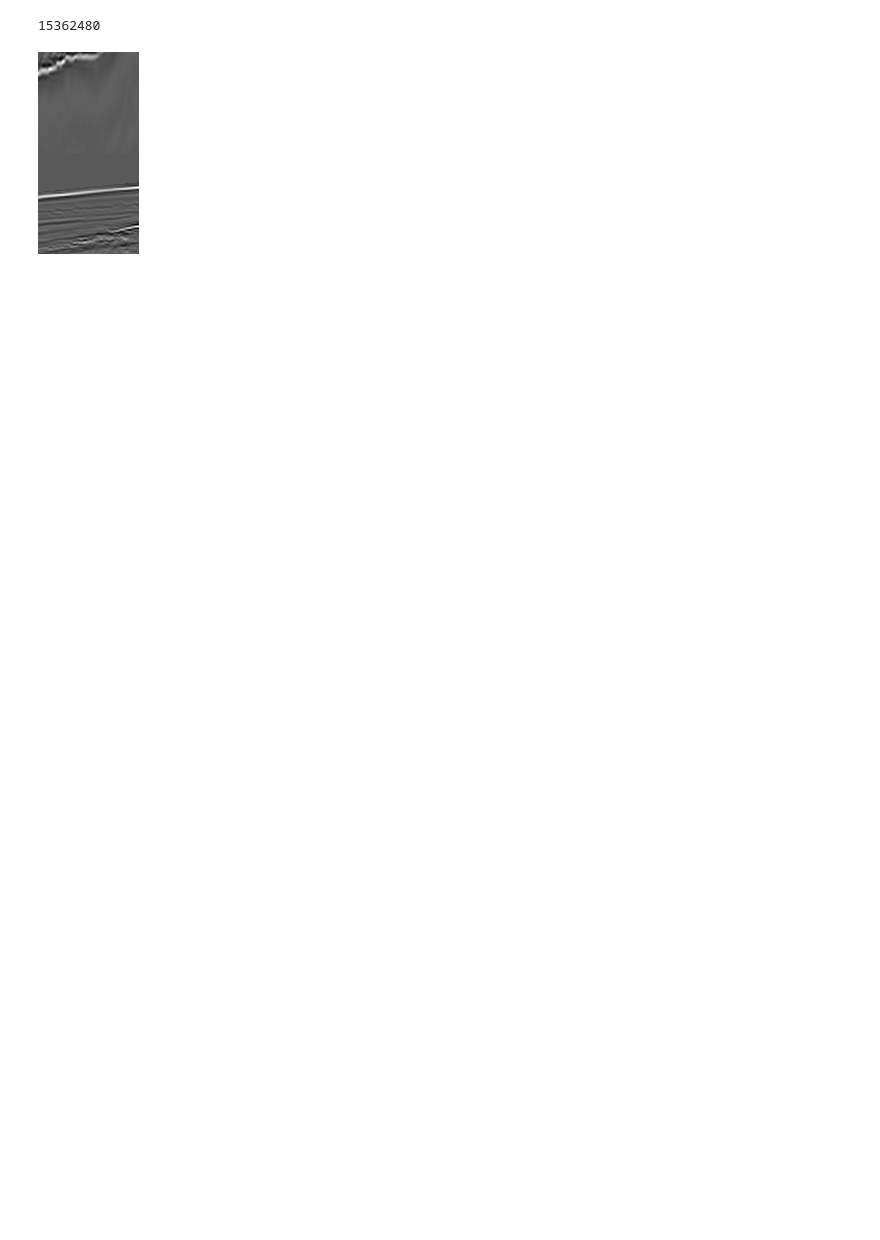
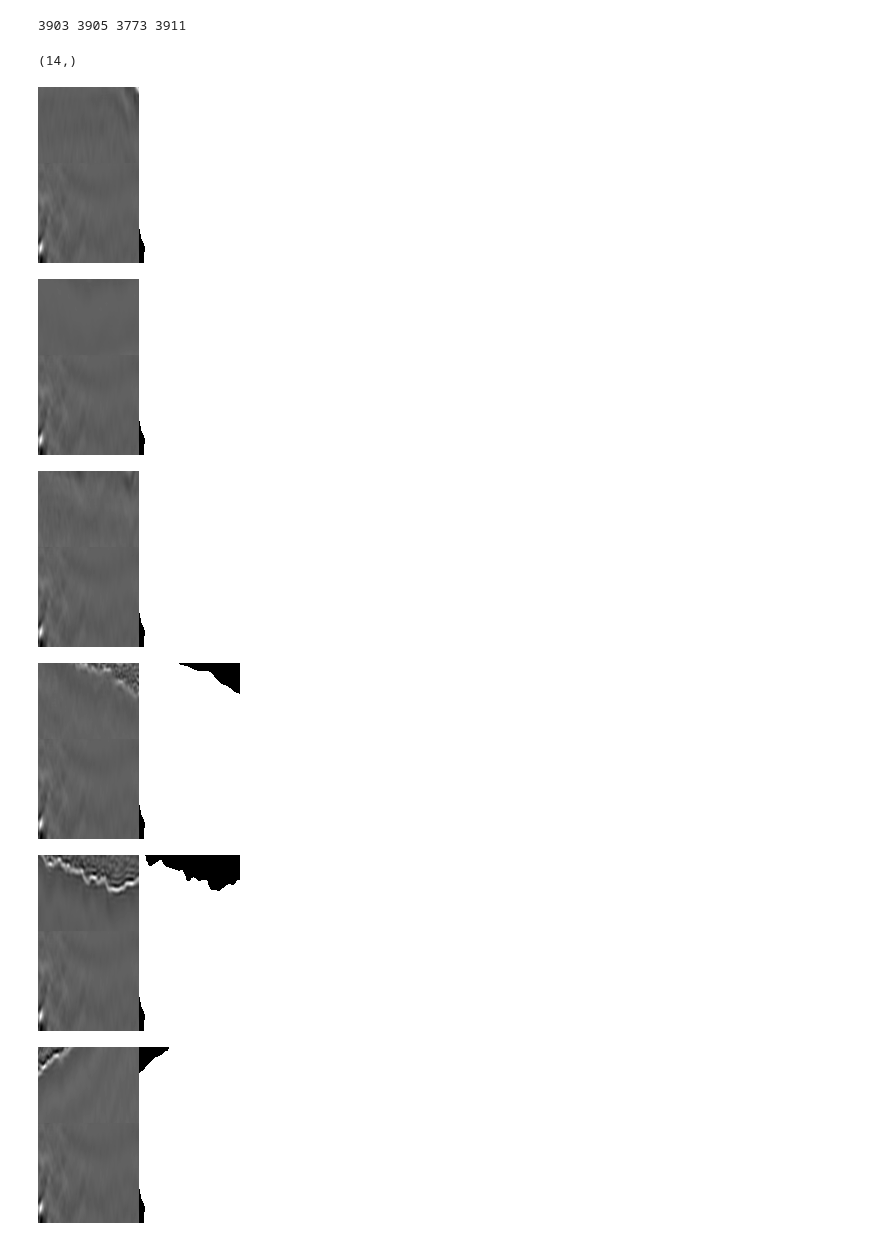
Before and after one commit to ak110/kaggle_salt, a Jupyter notebook: solution/eda.ipynb, the cells around one changed output. Saved outputs shown, nothing was run; the diff lists cells and outputs as text; code cells hidden in the pictures; blank space fills up the shorter version.

```diff
--- a/solution/eda.ipynb
+++ b/solution/eda.ipynb
@@ -15,4 +16,4 @@ import pytoolkit as tk
 from lib import data, generator, evaluation
 # %%
 X, d, y = data.load_train_data()
-Xy = np.concatenate([X, y], axis=-1)
+Xy = np.concatenate([X, y * 255], axis=-1)
@@ -30,4 +19,0 @@ indices2 = np.array(indices2)
-# %%
-len(indices1)
-# %% [output]
-15362480
@@ -38,9 +20,40 @@ d_tb = np.concatenate([np.sqrt(np.sum(np.square(Xy_t[indices1[i:i + BS]] - Xy_b[
+# %%
+Xy_l = np.mean(Xy[:, :, :2, :], axis=2)
+Xy_r = np.mean(Xy[:, :, -2:, :], axis=2)
+Xy_t = np.mean(Xy[:, :2, :, :], axis=1)
+Xy_b = np.mean(Xy[:, -2:, :, :], axis=1)
+# 単色な辺は除外
+mask_l = np.max(Xy_l[..., 0], axis=1) - np.min(Xy_l[..., 0], axis=1) > 5
+mask_r = np.max(Xy_r[..., 0], axis=1) - np.min(Xy_r[..., 0], axis=1) > 5
+mask_t = np.max(Xy_t[..., 0], axis=1) - np.min(Xy_t[..., 0], axis=1) > 5
+mask_b = np.max(Xy_b[..., 0], axis=1) - np.min(Xy_b[..., 0], axis=1) > 5
+print(np.sum(mask_l), np.sum(mask_r), np.sum(mask_t), np.sum(mask_b))
+# %% [output]
+3903 3905 3773 3911
+# %%
+d_lr, ix_lr, d_tb, ix_tb = [], [], [], []
+for i in tk.tqdm(np.where(mask_l)[0]):
+    d_lr.extend(np.sqrt(np.sum(np.square(Xy_l[i] - Xy_r[mask_r]), axis=(1, 2))))
+    ix_lr.extend(zip(np.tile(i, np.sum(mask_r)), np.where(mask_r)[0]))
+for i in tk.tqdm(np.where(mask_t)[0]):
+    d_tb.extend(np.sqrt(np.sum(np.square(Xy_t[i] - Xy_b[mask_b]), axis=(1, 2))))
+    ix_tb.extend(zip(np.tile(i, np.sum(mask_b)), np.where(mask_b)[0]))
+d_lr = np.array(d_lr)
+d_tb = np.array(d_tb)
+ix_lr = np.array(ix_lr)
+ix_tb = np.array(ix_tb)
 # %%
-chk = np.where(d_tb <= 50)[0][20]
-
-Xt = np.concatenate([X[mask][indices2[chk]], X[mask][indices1[chk]]], axis=0)
-yt = np.concatenate([y[mask][indices2[chk]], y[mask][indices1[chk]]], axis=0)
-PIL.Image.fromarray(np.squeeze(Xt.astype(np.uint8)))
-#PIL.Image.fromarray(np.squeeze(yt.astype(np.uint8)))
+display(np.where(np.array(d_tb) <= 50)[0].shape)
+for chk in np.where(d_tb <= 50)[0][:20]:
+    Xt = np.concatenate([X[ix_tb[chk][1]], X[ix_tb[chk][0]]], axis=0)
+    yt = np.concatenate([y[ix_tb[chk][1]], y[ix_tb[chk][0]]], axis=0)
+    img = np.concatenate([Xt[50-25:151+50, :], yt[50-25:151+50, :] * 255], axis=1)
+    display(PIL.Image.fromarray(np.squeeze(img).astype(np.uint8)))
 # %% [output]
+(14,)
-[figure, old version]
+[figure, new version]
+[figure, added]
+[figure, added]
+[figure, added]
+[figure, added]
+[figure, added]
```
Also changed, not shown: parts of 6 cells of this notebook, 11 other files.
